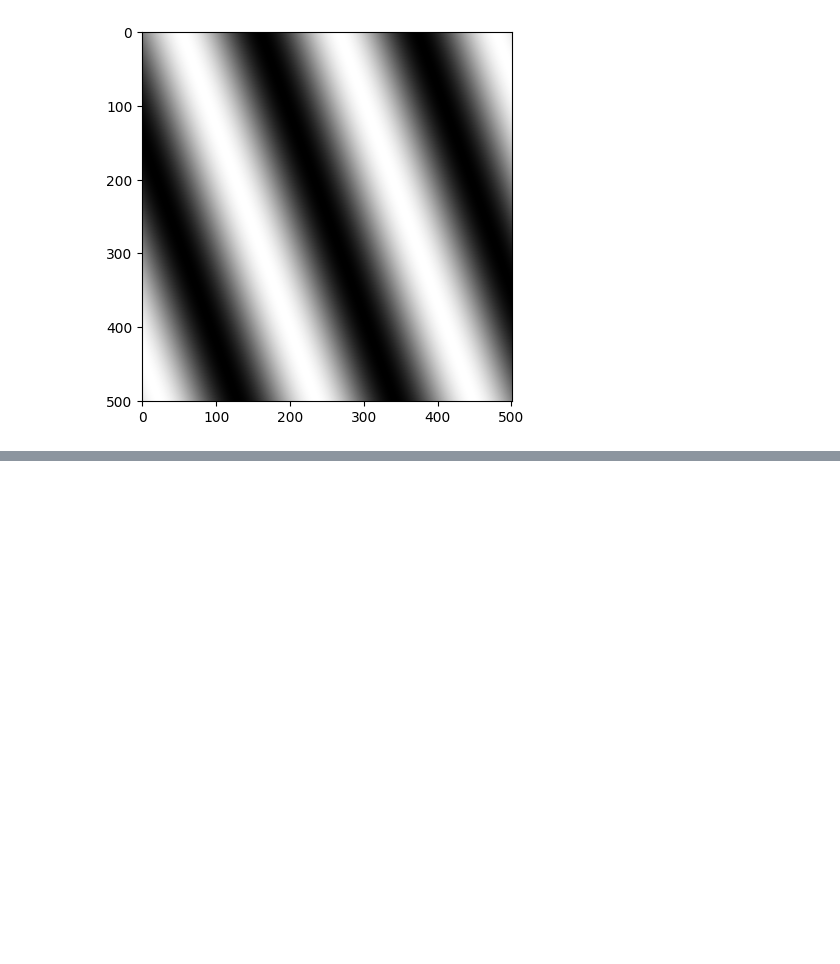
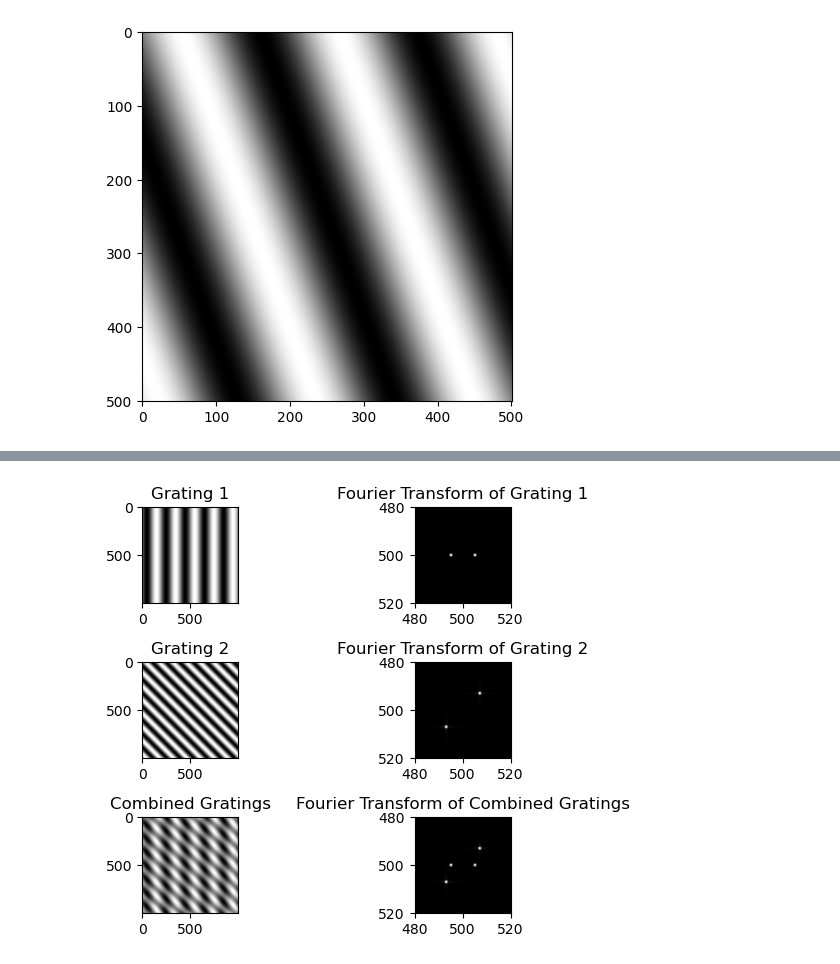
Before and after one commit to mings-k/Basic, a Jupyter notebook: Image_Freq/freq_prac.ipynb, the cells around one changed output, grey strips where cells are left out. Drawn from its saved outputs; the diff is of its cells as text; code cells hidden in the pictures; blank space fills up the shorter version.

```diff
--- a/Image_Freq/freq_prac.ipynb
+++ b/Image_Freq/freq_prac.ipynb
@@ -54,0 +154,70 @@ import matplotlib.pyplot as plt
+# %%
+import numpy as np
+import matplotlib.pyplot as plt
+
+x = np.arange(-500, 500, 1)
+X, Y = np.meshgrid(x, x)
+
+# 주기와 주파수 설정
+T_1 = 200  # 주기 설정
+f_1 = 1 / T_1
+angle_1 = 0
+
+grating_1 = np.sin(2 * np.pi * f_1 * (X * np.cos(angle_1) - Y * np.sin(angle_1)))
+
+T_2 = 100  # 주기 설정
+f_2 = 1 / T_2
+angle_2 = np.pi / 4
+
+grating_2 = np.sin(2 * np.pi * f_2 * (X * np.cos(angle_2) - Y * np.sin(angle_2)))
+
+gratings = grating_1 + grating_2
+
+# Fourier Transform 함수 정의
+def fft(grating):
+    ft = np.fft.fft2(grating)
+    ft = np.fft.fftshift(ft)
+    return ft
+
+# Fourier Transform 시작
+grating_1_fft = fft(grating_1)
+grating_2_fft = fft(grating_2)
+ft = fft(gratings)
+
+# 결과 시각화
+plt.set_cmap("gray")
+
+plt.subplot(321)
+plt.imshow(grating_1)
+plt.title("Grating 1")
+
+plt.subplot(322)
+plt.imshow(abs(grating_1_fft))
+plt.title("Fourier Transform of Grating 1")
+plt.xlim([480, 520])
+plt.ylim([520, 480])
+
+plt.subplot(323)
+plt.imshow(grating_2)
+plt.title("Grating 2")
+
+plt.subplot(324)
+plt.imshow(abs(grating_2_fft))
+plt.title("Fourier Transform of Grating 2")
+plt.xlim([480, 520])
+plt.ylim([520, 480])
+
+plt.subplot(325)
+plt.imshow(gratings)
+plt.title("Combined Gratings")
+
+plt.subplot(326)
+plt.imshow(abs(ft))
+plt.title("Fourier Transform of Combined Gratings")
+plt.xlim([480, 520])
+plt.ylim([520, 480])  # Note, order is reversed for y
+
+plt.tight_layout()  # 자동으로 레이아웃을 조정하여 겹침 방지
+plt.show()
+# %% [output]
+[figure, added]
```
Also changed, not shown: parts of 6 cells of this notebook.
